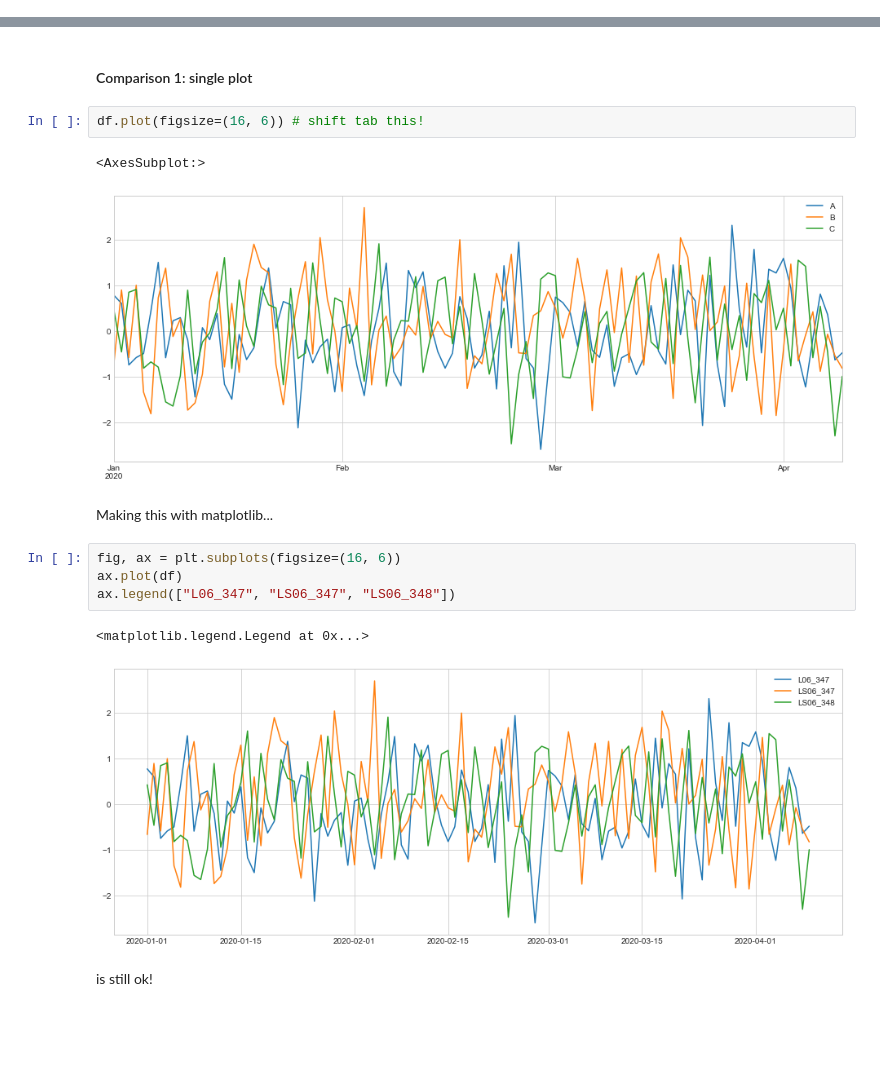
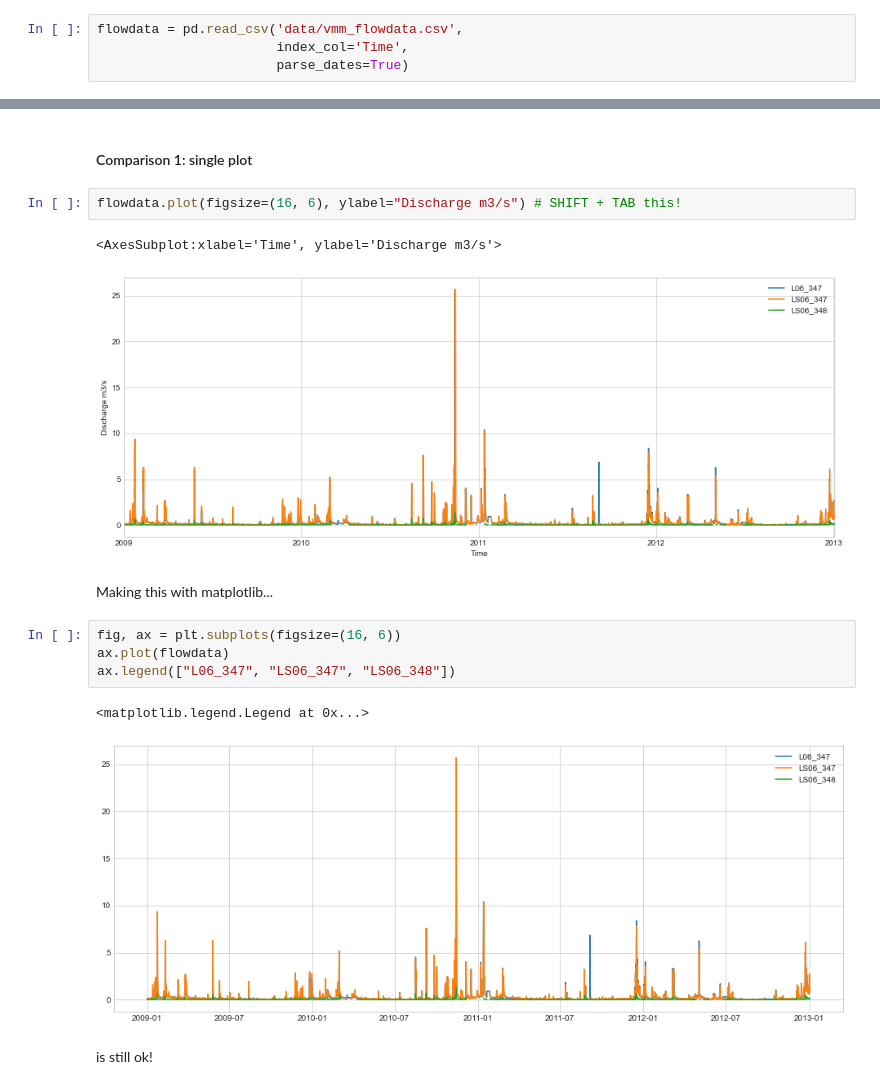
Before and after one commit to jorisvandenbossche/course-python-geospatial, a Jupyter notebook: notebooks/visualization-01-matplotlib.ipynb, the cells around one changed output, grey strips where cells are left out. Drawn from its saved outputs; the diff is of its cells as text; blank space fills up the shorter version.

```diff
--- a/notebooks/visualization-01-matplotlib.ipynb
+++ b/notebooks/visualization-01-matplotlib.ipynb
@@ -219,0 +227,4 @@ df = pd.DataFrame(np.random.randn(100, 3), columns=["A", "B", "C"], index=pd.dat
+# %%
+flowdata = pd.read_csv('data/vmm_flowdata.csv',
+                       index_col='Time',
+                       parse_dates=True)
@@ -222,19 +245,19 @@ df = pd.DataFrame(np.random.randn(100, 3), columns=["A", "B", "C"], index=pd.dat
 # %% [markdown]
 #### Comparison 1: single plot
 # %%
-df.plot(figsize=(16, 6)) # shift tab this!
+flowdata.plot(figsize=(16, 6), ylabel="Discharge m3/s") # SHIFT + TAB this!
 # %% [output]
-<AxesSubplot:>
+<AxesSubplot:xlabel='Time', ylabel='Discharge m3/s'>
-[figure, old version]
+[figure, new version]
 # %% [markdown]
 Making this with matplotlib...
 # %%
 fig, ax = plt.subplots(figsize=(16, 6))
-ax.plot(df)
+ax.plot(flowdata)
 ax.legend(["L06_347", "LS06_347", "LS06_348"])
 # %% [output]
 <matplotlib.legend.Legend at 0x...>
-[figure, old version]
+[figure, new version]
 # %% [markdown]
 is still ok!
 # %% [markdown]
```
Also changed, not shown: parts of 30 cells of this notebook, 5 other files.
